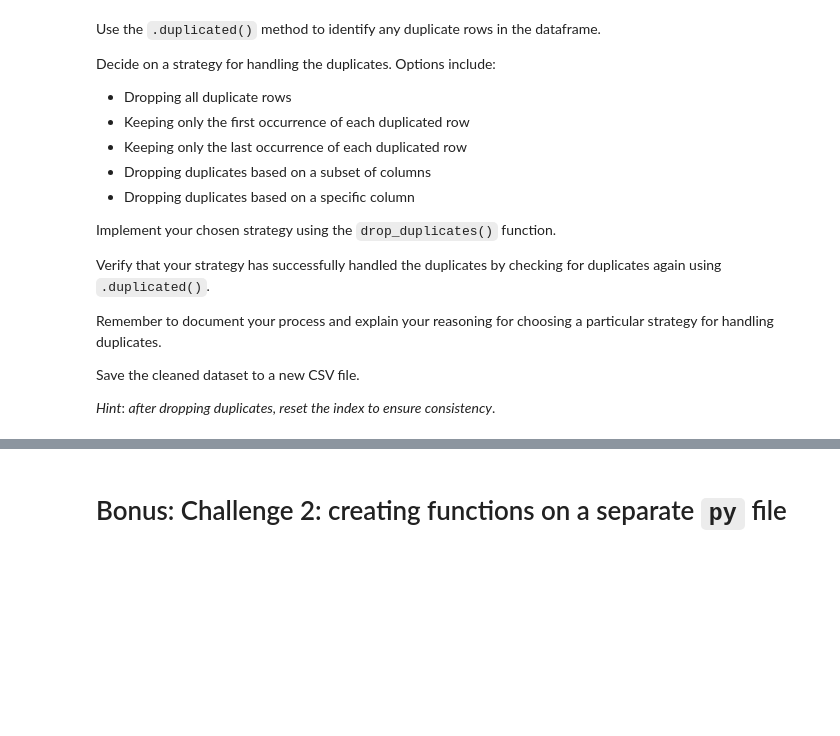
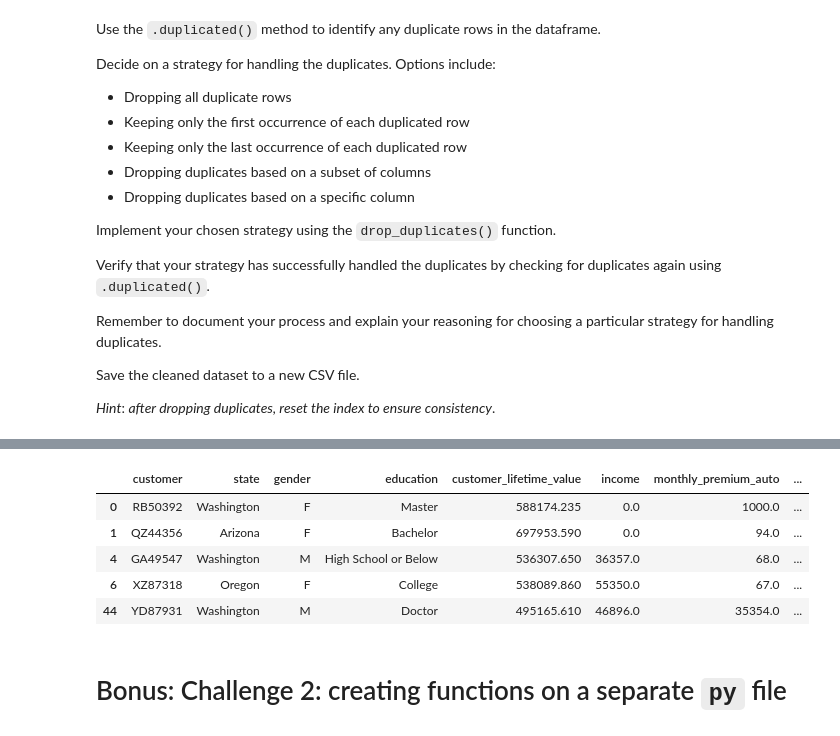
Before and after one commit to johann1043/lab-dw-data-cleaning-and-formatting, a Jupyter notebook: lab-dw-data-cleaning-and-formatting.ipynb, the cells around one changed output, grey strips where cells are left out. Saved outputs shown, nothing was run; the diff lists cells and outputs as text; code cells hidden in the pictures; blank space fills up the shorter version.

```diff
--- a/lab-dw-data-cleaning-and-formatting.ipynb
+++ b/lab-dw-data-cleaning-and-formatting.ipynb
@@ -179,3 +275,12 @@ Save the cleaned dataset to a new CSV file.
+# %%
+df.drop_duplicates(subset=['education'])
+# %% [output]
+|  | customer | state | gender | education | customer_lifetime_value | income | monthly_premium_auto | ... |
+| 0 | RB50392 | Washington | F | Master | 588174.235 | 0.0 | 1000.0 | ... |
+| 1 | QZ44356 | Arizona | F | Bachelor | 697953.590 | 0.0 | 94.0 | ... |
+| 4 | GA49547 | Washington | M | High School or Below | 536307.650 | 36357.0 | 68.0 | ... |
+| 6 | XZ87318 | Oregon | F | College | 538089.860 | 55350.0 | 67.0 | ... |
+| 44 | YD87931 | Washington | M | Doctor | 495165.610 | 46896.0 | 35354.0 | ... |
 # %% [markdown]
 # Bonus: Challenge 2: creating functions on a separate `py` file
 # %% [markdown]
```
Also changed, not shown: parts of 13 cells of this notebook.
